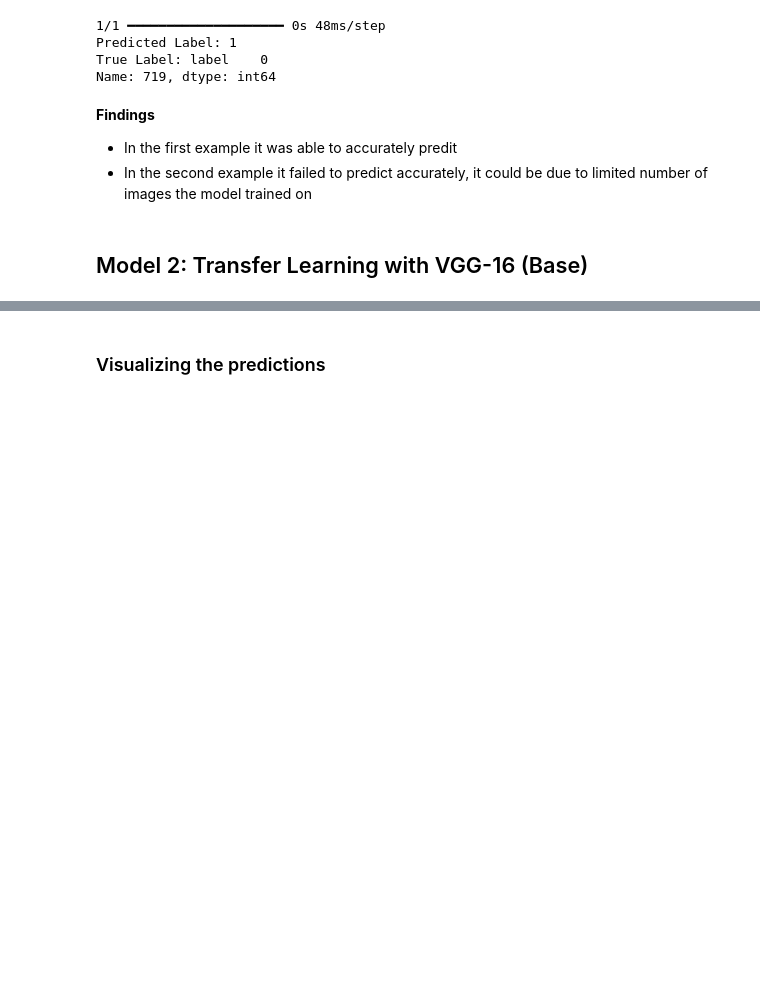
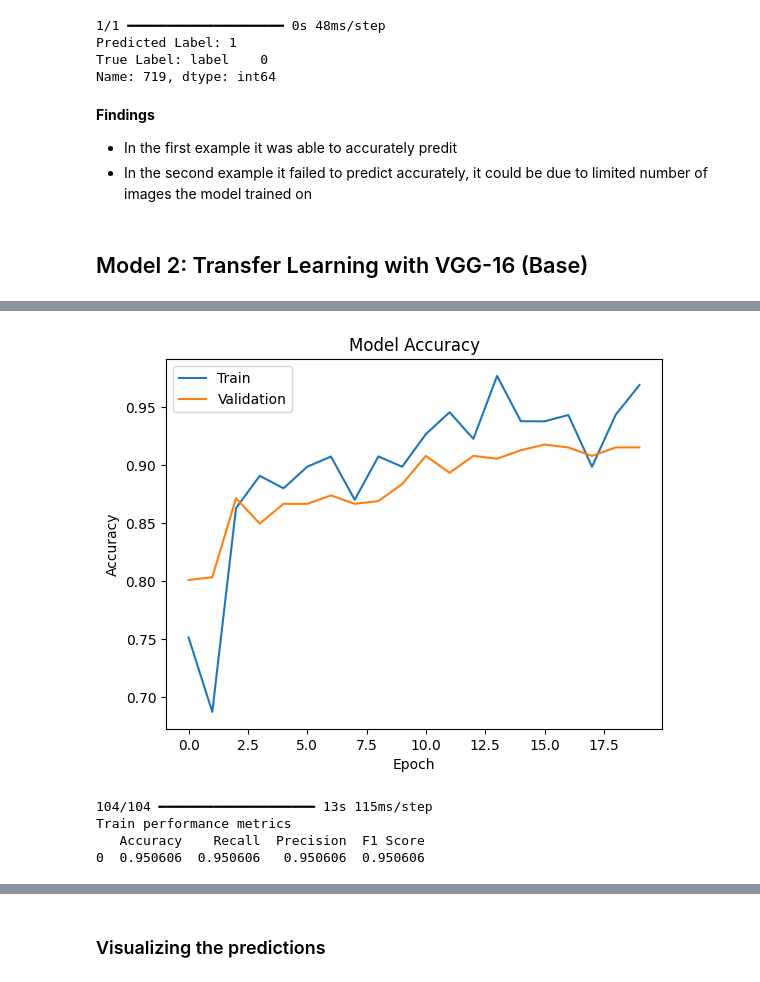
Before and after one commit to uday-d4/UTAI_HelmNet, a Jupyter notebook: HelmNet_Full_Code.ipynb, the cells around one changed output, grey strips where cells are left out. Cells and saved outputs as stored; diff of their text form; code cells hidden in the pictures; blank space fills up the shorter version.

```diff
--- a/HelmNet_Full_Code.ipynb
+++ b/HelmNet_Full_Code.ipynb
@@ -444,0 +478,14 @@ Name: 719, dtype: int64
+# %%
+model_1 = Sequential()
+
+# Adding the convolutional part of the VGG16 model from above
+model_1.add(model_VGG)
+
+# Flattening the output of the VGG16 model because it is from a convolutional layer
+model_1.add(Flatten())
+
+# Adding a dense output layer
+model_1.add(Dense(1, activation='sigmoid'))
+# %%
+# Compile model
+model_1.compile(optimizer= 'adam', loss='binary_crossentropy', metrics=['accuracy'])
@@ -444,0 +509,16 @@ Name: 719, dtype: int64
+# %%
+train_datagen = ImageDataGenerator()
+# %%
+# Epochs
+epochs = 20
+# Batch size
+batch_size = 128
+
+history_vgg16 = model_1.fit(train_datagen.flow(X_train_normalized,y_train,
+                                       batch_size=batch_size,
+                                       seed=42,
+                                       shuffle=False),
+                    epochs=epochs,
+                    steps_per_epoch=X_train_normalized.shape[0] // batch_size,
+                    validation_data=(X_val_normalized,y_val),
+                    verbose=1)
@@ -444,0 +543,20 @@ Name: 719, dtype: int64
+# %%
+plt.plot(history_vgg16.history['accuracy'])
+plt.plot(history_vgg16.history['val_accuracy'])
+plt.title('Model Accuracy')
+plt.ylabel('Accuracy')
+plt.xlabel('Epoch')
+plt.legend(['Train', 'Validation'], loc='upper left')
+plt.show()
+# %% [output]
+[figure, added]
+# %%
+model_1_train_perf = model_performance_classification(model_1, X_train_normalized,y_train)
+
+print("Train performance metrics")
+print(model_1_train_perf)
+# %% [output]
+104/104 ━━━━━━━━━━━━━━━━━━━━ 13s 115ms/step
+Train performance metrics
+   Accuracy    Recall  Precision  F1 Score
+0  0.950606  0.950606   0.950606  0.950606
```
Also changed, not shown: parts of 36 cells of this notebook.
